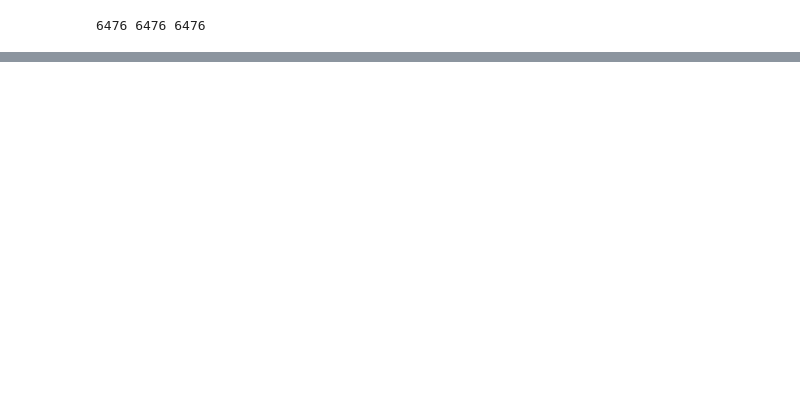
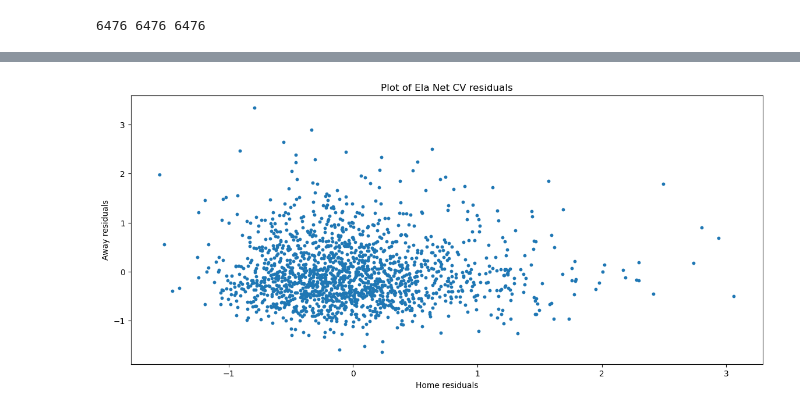
Before and after one commit to JohnVanderhoff/college_football_prediction_project, a Jupyter notebook: college-football-prediction/Model Testing 2.ipynb, the cells around one changed output, grey strips where cells are left out. Cells and saved outputs as stored; diff of their text form; code cells hidden in the pictures; blank space fills up the shorter version.

```diff
--- a/college-football-prediction/Model Testing 2.ipynb
+++ b/college-football-prediction/Model Testing 2.ipynb
@@ -241,0 +256,10 @@ for id in train_ids:
+# %%
+plt.figure(figsize=(14,6))
+
+plt.scatter(x = ela_net_cv_residuals[:,0], y = ela_net_cv_residuals[:,1], s=10)
+plt.title('Plot of Ela Net CV residuals')
+plt.xlabel('Home residuals')
+plt.ylabel('Away residuals')
+plt.show()
+# %% [output]
+[figure, added]
```
Also changed, not shown: parts of 30 cells of this notebook, 2 other files.
